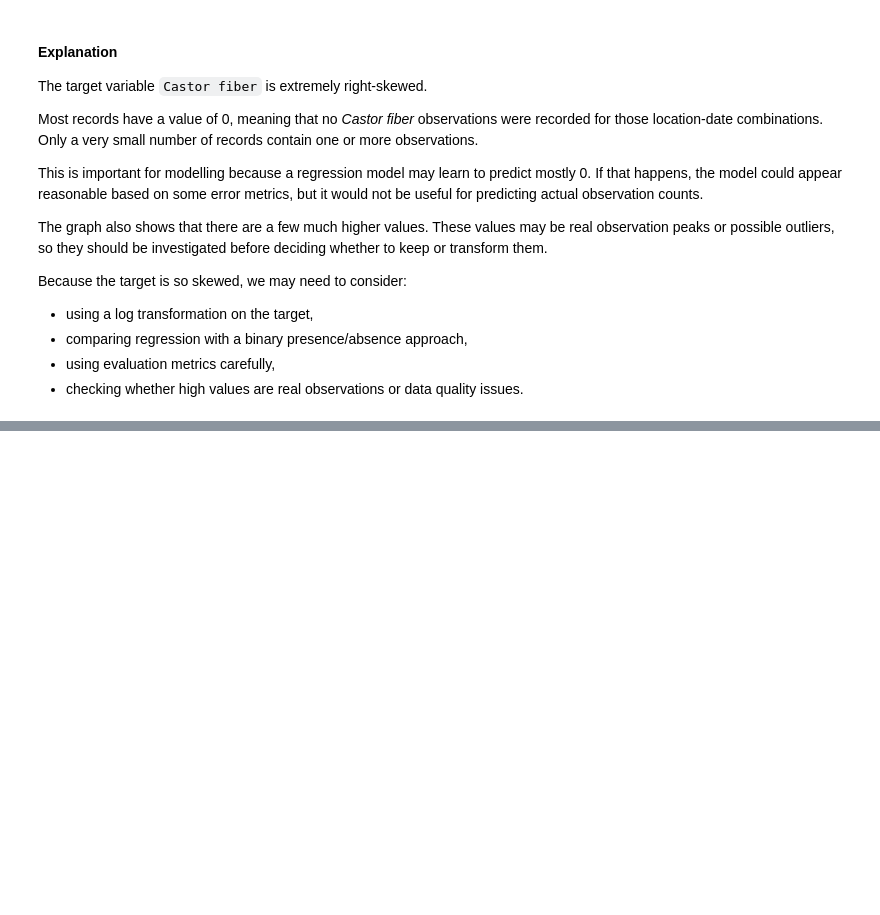
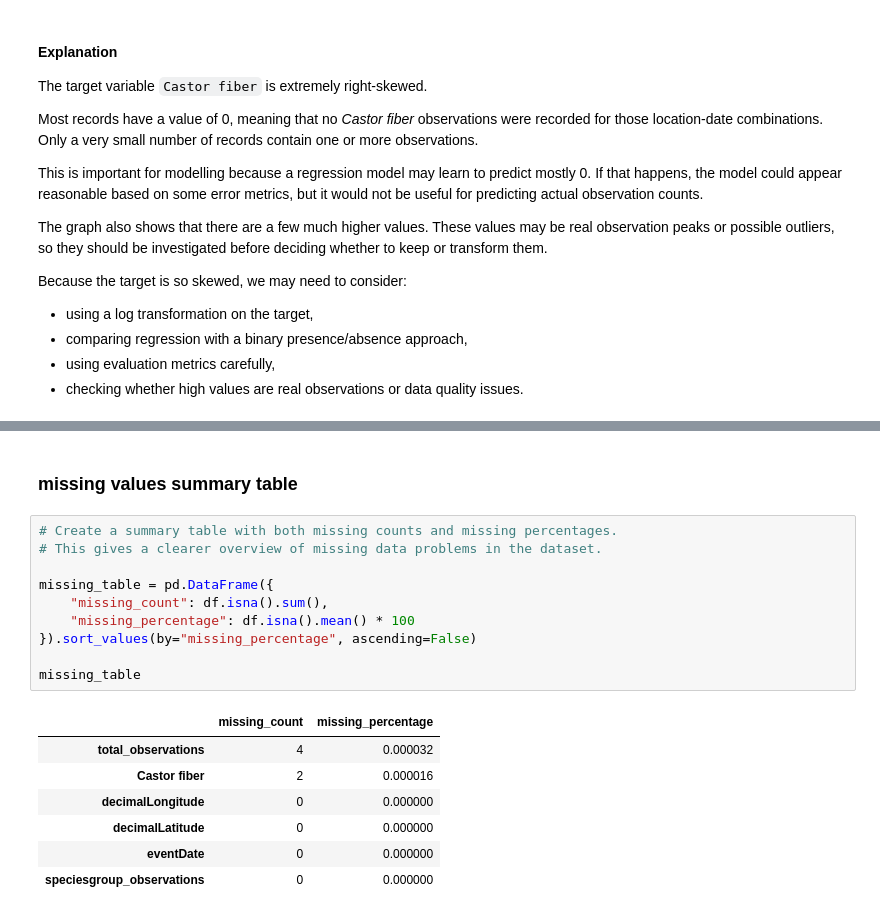
Before and after one commit to Shifu-boop/DSAI-Check-in-1, a Jupyter notebook: Check-in-1/Checkin-1.ipynb, the cells around one changed output, grey strips where cells are left out. Saved outputs shown, nothing was run; the diff lists cells and outputs as text; blank space fills up the shorter version.

```diff
--- a/Check-in-1/Checkin-1.ipynb
+++ b/Check-in-1/Checkin-1.ipynb
@@ -224,0 +282,20 @@ Because the target is so skewed, we may need to consider:
+# %% [markdown]
+### missing values summary table
+# %%
+# Create a summary table with both missing counts and missing percentages.
+# This gives a clearer overview of missing data problems in the dataset.
+
+missing_table = pd.DataFrame({
+    "missing_count": df.isna().sum(),
+    "missing_percentage": df.isna().mean() * 100
+}).sort_values(by="missing_percentage", ascending=False)
+
+missing_table
+# %% [output]
+|  | missing_count | missing_percentage |
+| total_observations | 4 | 0.000032 |
+| Castor fiber | 2 | 0.000016 |
+| decimalLongitude | 0 | 0.000000 |
+| decimalLatitude | 0 | 0.000000 |
+| eventDate | 0 | 0.000000 |
+| speciesgroup_observations | 0 | 0.000000 |
```
Also changed, not shown: parts of 16 cells of this notebook.
